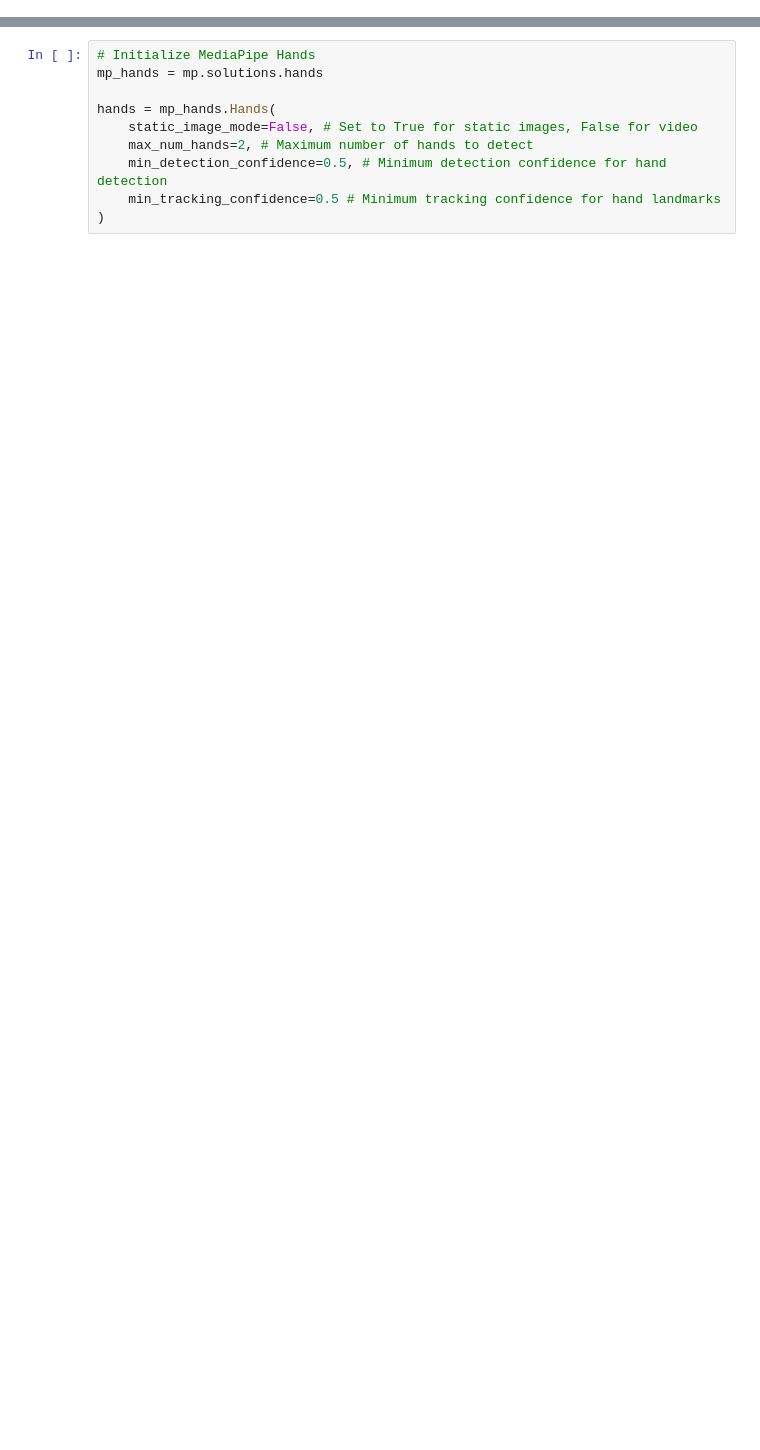
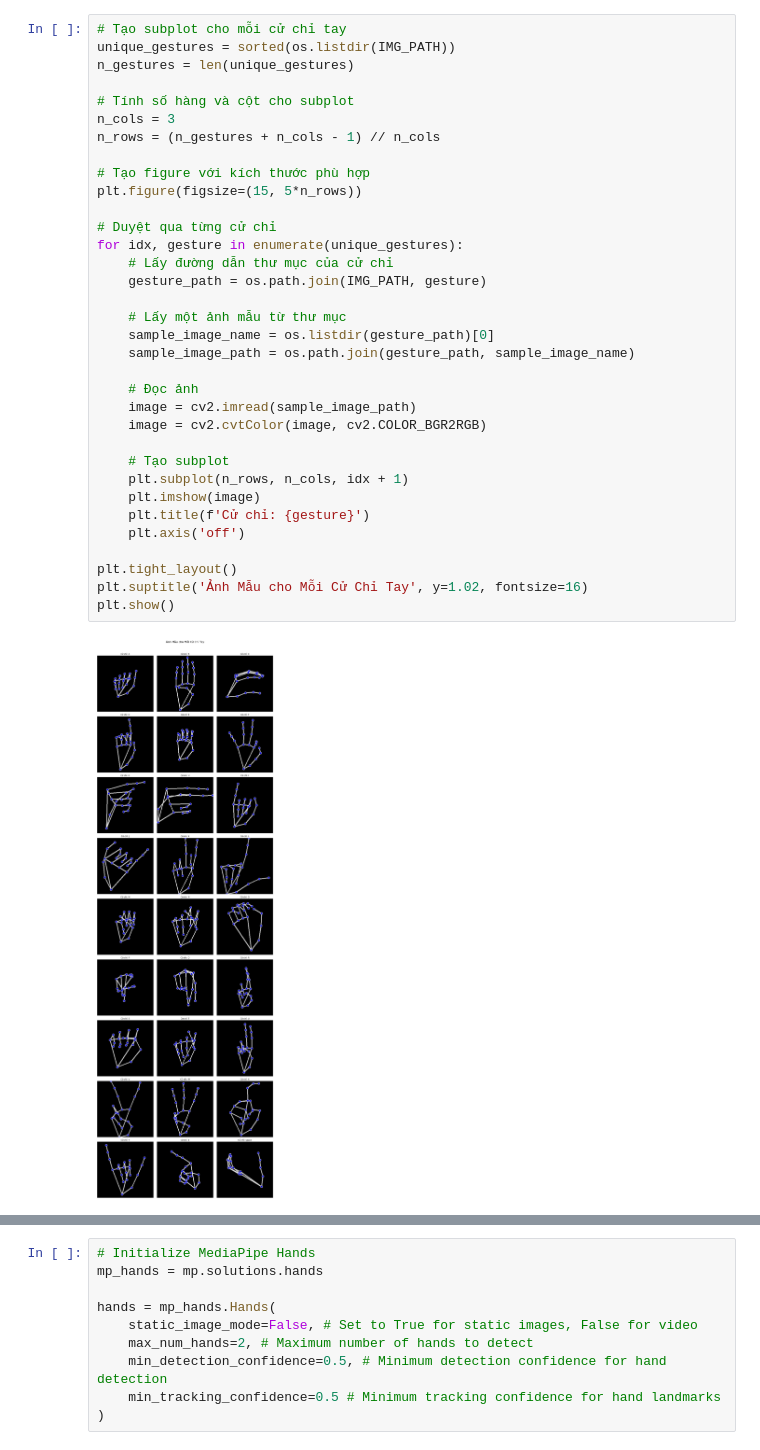
Before and after one commit to DarkFromAbyss/Hand_Landmark_by_Mediapipe, a Jupyter notebook: notebooks/hand_landmark.ipynb, the cells around one changed output, grey strips where cells are left out. Saved outputs shown, nothing was run; the diff lists cells and outputs as text; blank space fills up the shorter version.

```diff
--- a/notebooks/hand_landmark.ipynb
+++ b/notebooks/hand_landmark.ipynb
@@ -13,0 +160,36 @@ import pickle
+# %%
+# Tạo subplot cho mỗi cử chỉ tay
+unique_gestures = sorted(os.listdir(IMG_PATH))
+n_gestures = len(unique_gestures)
+
+# Tính số hàng và cột cho subplot
+n_cols = 3
+n_rows = (n_gestures + n_cols - 1) // n_cols
+
+# Tạo figure với kích thước phù hợp
+plt.figure(figsize=(15, 5*n_rows))
+
+# Duyệt qua từng cử chỉ
+for idx, gesture in enumerate(unique_gestures):
+    # Lấy đường dẫn thư mục của cử chỉ
+    gesture_path = os.path.join(IMG_PATH, gesture)
+
+    # Lấy một ảnh mẫu từ thư mục
+    sample_image_name = os.listdir(gesture_path)[0]
+    sample_image_path = os.path.join(gesture_path, sample_image_name)
+
+    # Đọc ảnh
+    image = cv2.imread(sample_image_path)
+    image = cv2.cvtColor(image, cv2.COLOR_BGR2RGB)
+
+    # Tạo subplot
+    plt.subplot(n_rows, n_cols, idx + 1)
+    plt.imshow(image)
+    plt.title(f'Cử chỉ: {gesture}')
+    plt.axis('off')
+
+plt.tight_layout()
+plt.suptitle('Ảnh Mẫu cho Mỗi Cử Chỉ Tay', y=1.02, fontsize=16)
+plt.show()
+# %% [output]
+[figure, added]
```
Also changed, not shown: parts of 22 cells of this notebook, 2 other files.
